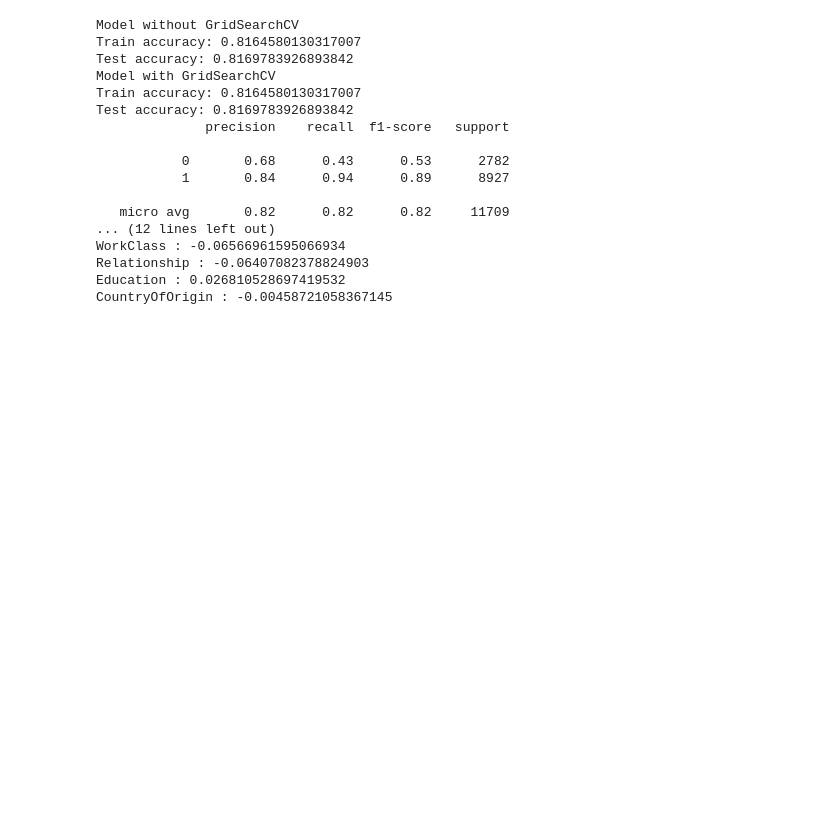
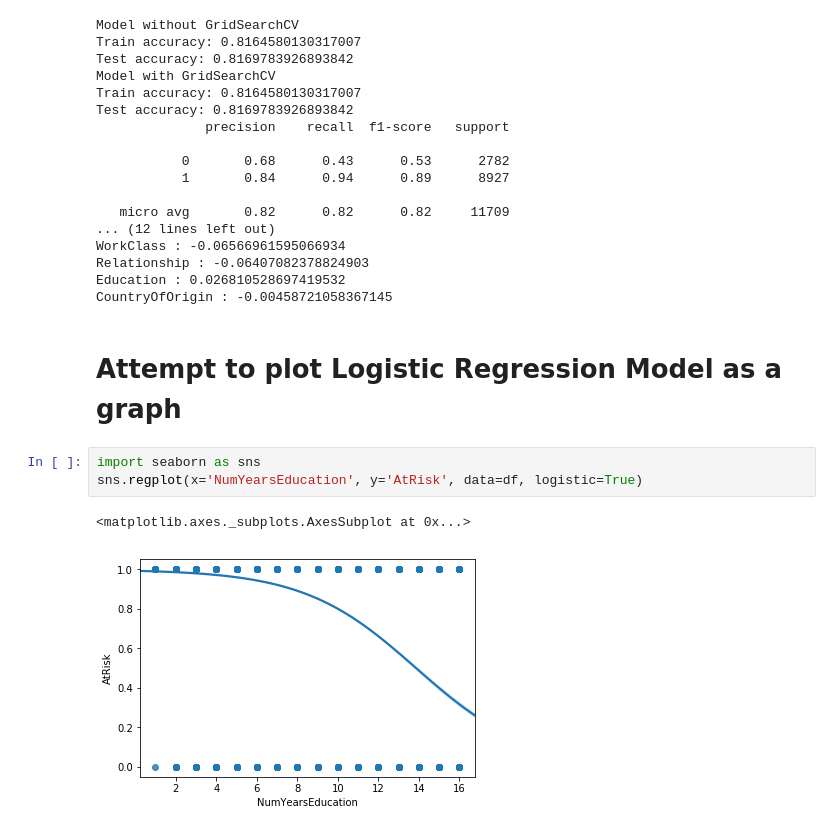
Before and after one commit to Wesleyzxc/DataMining, a Jupyter notebook: DMProj1.ipynb, the cells around one changed output. Cells and saved outputs as stored; diff of their text form; blank space fills up the shorter version.

```diff
--- a/DMProj1.ipynb
+++ b/DMProj1.ipynb
@@ -442,3 +466,11 @@ WorkClass : -0.06566961595066934
 Relationship : -0.06407082378824903
 Education : 0.026810528697419532
 CountryOfOrigin : -0.00458721058367145
+# %% [markdown]
+# Attempt to plot Logistic Regression Model as a graph
+# %%
+import seaborn as sns
+sns.regplot(x='NumYearsEducation', y='AtRisk', data=df, logistic=True)
+# %% [output]
+<matplotlib.axes._subplots.AxesSubplot at 0x...>
+[figure, added]
```
Also changed, not shown: parts of 10 cells of this notebook.
